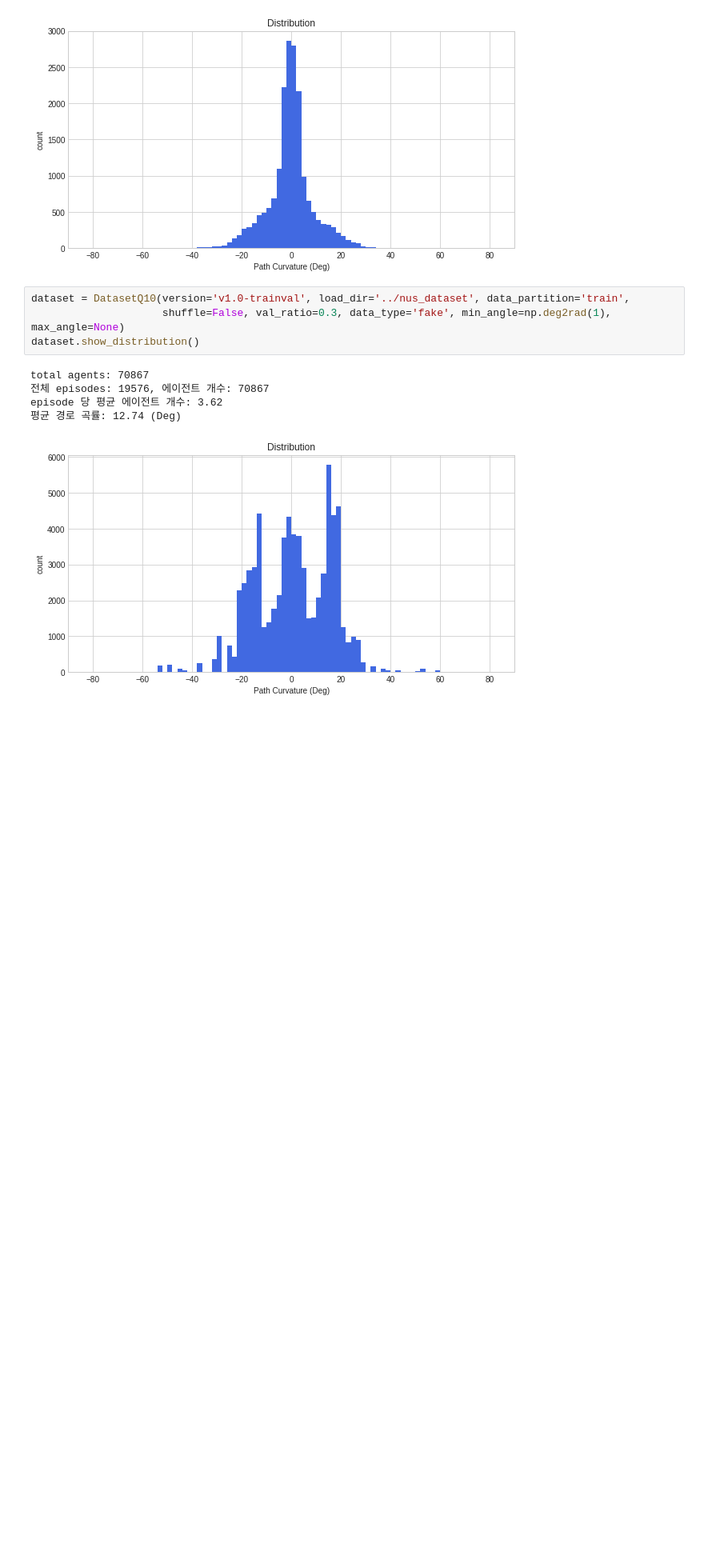
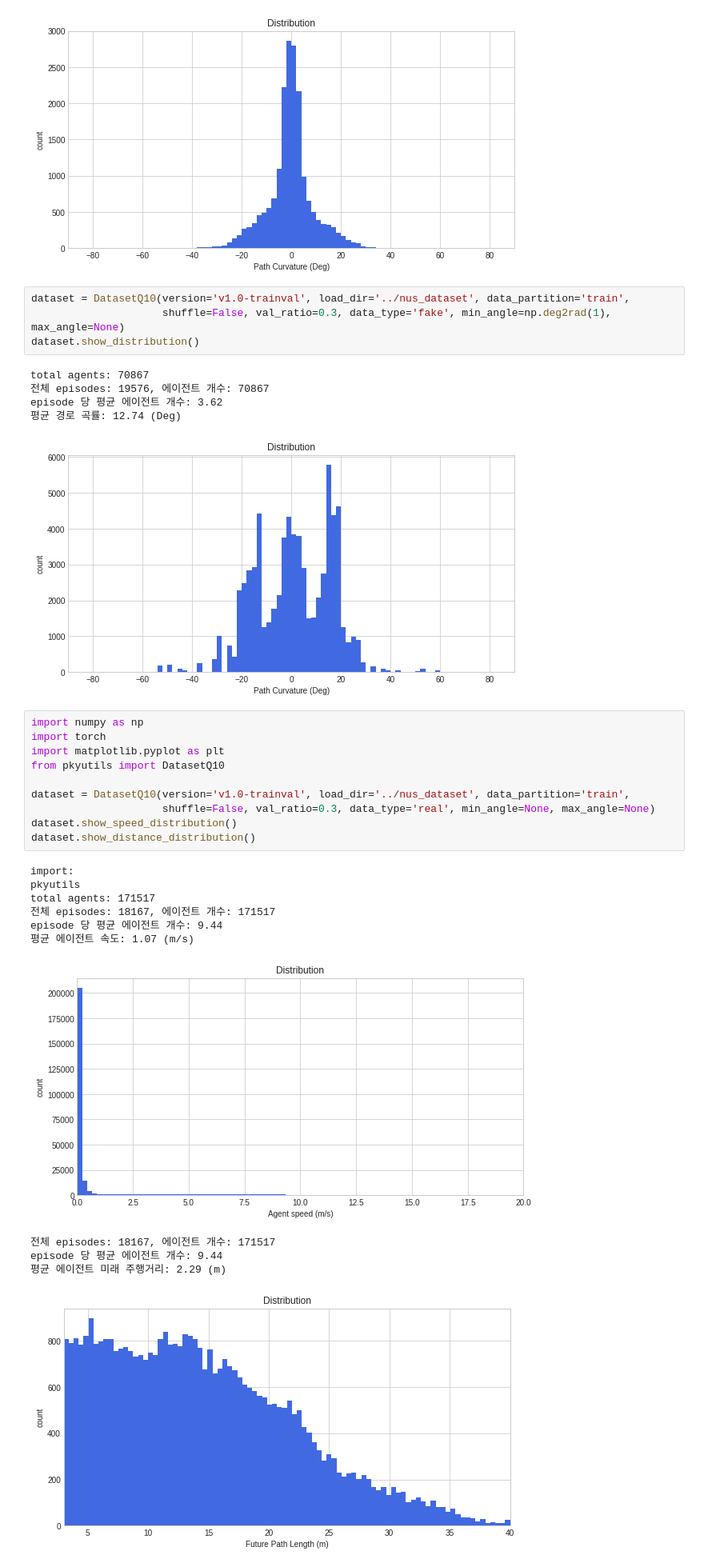
Before and after one commit to daeheepark/labs_hdmap, a Jupyter notebook: Untitled1.ipynb, the cells around one changed output. Shown at 80% size. Cells and saved outputs as stored; diff of their text form; blank space fills up the shorter version.

```diff
--- a/Untitled1.ipynb
+++ b/Untitled1.ipynb
@@ -61,3 +61,25 @@ total agents: 70867
 episode 당 평균 에이전트 개수: 3.62
 평균 경로 곡률: 12.74 (Deg)
 [figure]
+# %%
+import numpy as np
+import torch
+import matplotlib.pyplot as plt
+from pkyutils import DatasetQ10
+
+dataset = DatasetQ10(version='v1.0-trainval', load_dir='../nus_dataset', data_partition='train',
+                     shuffle=False, val_ratio=0.3, data_type='real', min_angle=None, max_angle=None)
+dataset.show_speed_distribution()
+dataset.show_distance_distribution()
+# %% [output]
+import:
+pkyutils
+total agents: 171517
+전체 episodes: 18167, 에이전트 개수: 171517
+episode 당 평균 에이전트 개수: 9.44
+평균 에이전트 속도: 1.07 (m/s)
+[figure, added]
+전체 episodes: 18167, 에이전트 개수: 171517
+episode 당 평균 에이전트 개수: 9.44
+평균 에이전트 미래 주행거리: 2.29 (m)
+[figure, added]
```
Also changed, not shown: parts of 1 cell of this notebook, 4 other files.
